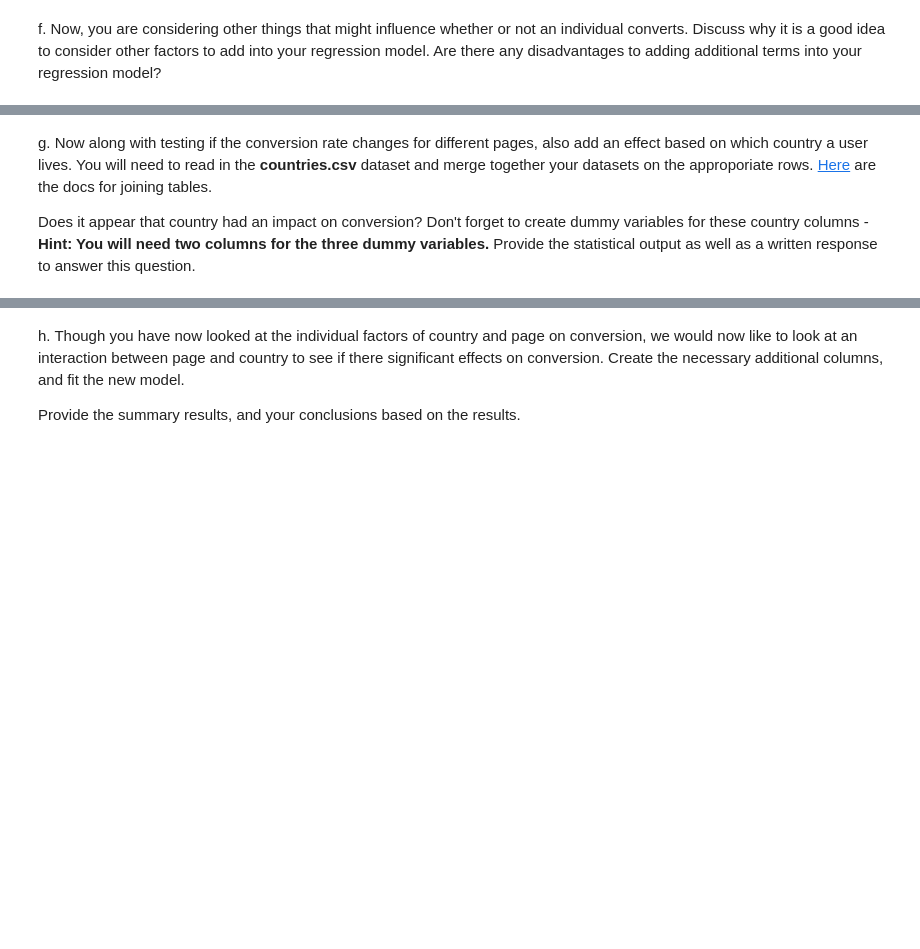
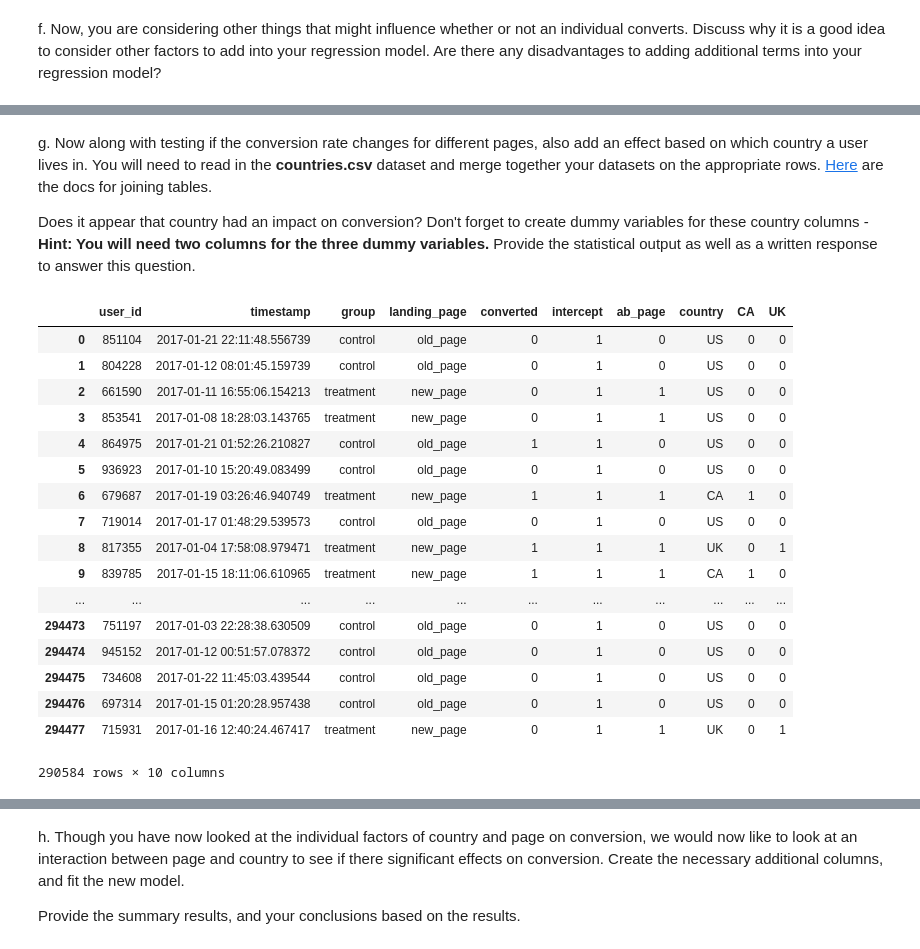
Before and after one commit to jasonhua805/AB_Testing_Demonstration, a Jupyter notebook: Analyze_ab_test_results_notebook.ipynb, the cells around one changed output, grey strips where cells are left out. Cells and saved outputs as stored; diff of their text form; code cells hidden in the pictures; blank space fills up the shorter version.

```diff
--- a/Analyze_ab_test_results_notebook.ipynb
+++ b/Analyze_ab_test_results_notebook.ipynb
@@ -138,0 +370,5 @@ b. The goal is to use **statsmodels** to fit the regression model you specified
+# %%
+df2['intercept']=1
+df2[['control','ab_page']] = pd.get_dummies(df2['group'])
+df2.drop(columns=['control'],inplace=True)
+df2
@@ -151,7 +426,7 @@ f. Now, you are considering other things that might influence whether or not an
 # %% [markdown]
-g. Now along with testing if the conversion rate changes for different pages, also add an effect based on which country a user lives. You will need to read in the **countries.csv** dataset and merge together your datasets on the approporiate rows.  [Here](https://pandas.pydata.org/pandas-docs/stable/generated/pandas.DataFrame.join.html) are the docs for joining tables.
+g. Now along with testing if the conversion rate changes for different pages, also add an effect based on which country a user lives in. You will need to read in the **countries.csv** dataset and merge together your datasets on the appropriate rows.  [Here](https://pandas.pydata.org/pandas-docs/stable/generated/pandas.DataFrame.join.html) are the docs for joining tables.
 
 Does it appear that country had an impact on conversion?  Don't forget to create dummy variables for these country columns - **Hint: You will need two columns for the three dummy variables.** Provide the statistical output as well as a written response to answer this question.
 # %%
-countries_df = pd.read_csv('./countries.csv')
-df_new = countries_df.set_index('user_id').join(df2.set_index('user_id'), how='inner')
+df3 = pd.read_csv('countries.csv')
+df2 = df2.join(df3.set_index('user_id'), on = ['user_id'])
@@ -159,0 +433,22 @@ df_new = countries_df.set_index('user_id').join(df2.set_index('user_id'), how='i
+# %%
+df2[['CA','UK','US']] = pd.get_dummies(df2['country'])
+df2.drop(columns=['US'])
+# %% [output]
+|  | user_id | timestamp | group | landing_page | converted | intercept | ab_page | country | CA | UK |
+| 0 | 851104 | 2017-01-21 22:11:48.556739 | control | old_page | 0 | 1 | 0 | US | 0 | 0 |
+| 1 | 804228 | 2017-01-12 08:01:45.159739 | control | old_page | 0 | 1 | 0 | US | 0 | 0 |
+| 2 | 661590 | 2017-01-11 16:55:06.154213 | treatment | new_page | 0 | 1 | 1 | US | 0 | 0 |
+| 3 | 853541 | 2017-01-08 18:28:03.143765 | treatment | new_page | 0 | 1 | 1 | US | 0 | 0 |
+| 4 | 864975 | 2017-01-21 01:52:26.210827 | control | old_page | 1 | 1 | 0 | US | 0 | 0 |
+| 5 | 936923 | 2017-01-10 15:20:49.083499 | control | old_page | 0 | 1 | 0 | US | 0 | 0 |
+| 6 | 679687 | 2017-01-19 03:26:46.940749 | treatment | new_page | 1 | 1 | 1 | CA | 1 | 0 |
+| 7 | 719014 | 2017-01-17 01:48:29.539573 | control | old_page | 0 | 1 | 0 | US | 0 | 0 |
+| 8 | 817355 | 2017-01-04 17:58:08.979471 | treatment | new_page | 1 | 1 | 1 | UK | 0 | 1 |
+| 9 | 839785 | 2017-01-15 18:11:06.610965 | treatment | new_page | 1 | 1 | 1 | CA | 1 | 0 |
+| ... | ... | ... | ... | ... | ... | ... | ... | ... | ... | ... |
+| 294473 | 751197 | 2017-01-03 22:28:38.630509 | control | old_page | 0 | 1 | 0 | US | 0 | 0 |
+| 294474 | 945152 | 2017-01-12 00:51:57.078372 | control | old_page | 0 | 1 | 0 | US | 0 | 0 |
+| 294475 | 734608 | 2017-01-22 11:45:03.439544 | control | old_page | 0 | 1 | 0 | US | 0 | 0 |
+| 294476 | 697314 | 2017-01-15 01:20:28.957438 | control | old_page | 0 | 1 | 0 | US | 0 | 0 |
+| 294477 | 715931 | 2017-01-16 12:40:24.467417 | treatment | new_page | 0 | 1 | 1 | UK | 0 | 1 |
+290584 rows × 10 columns
```
Also changed, not shown: parts of 80 cells of this notebook, 1 other file.
